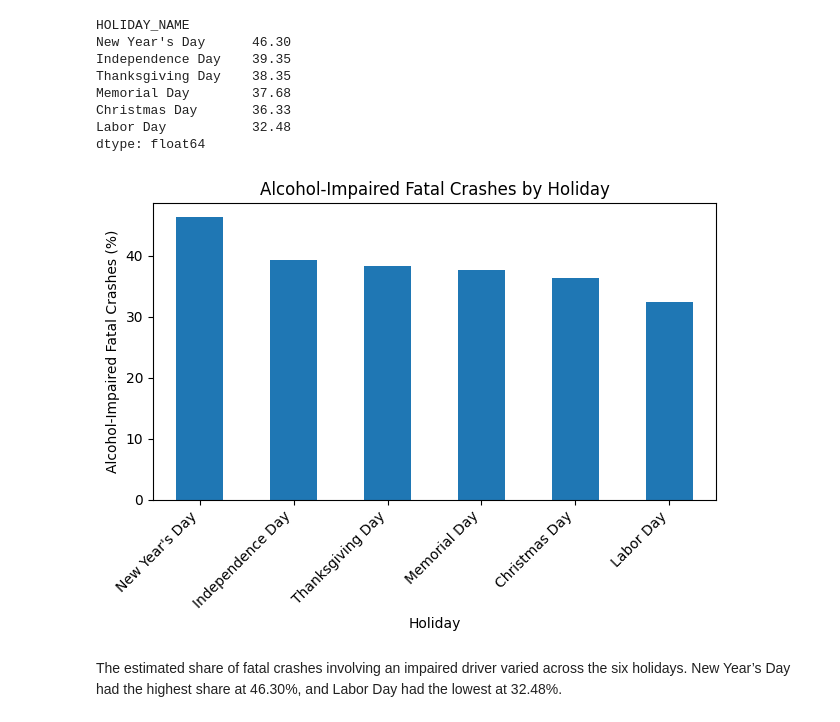
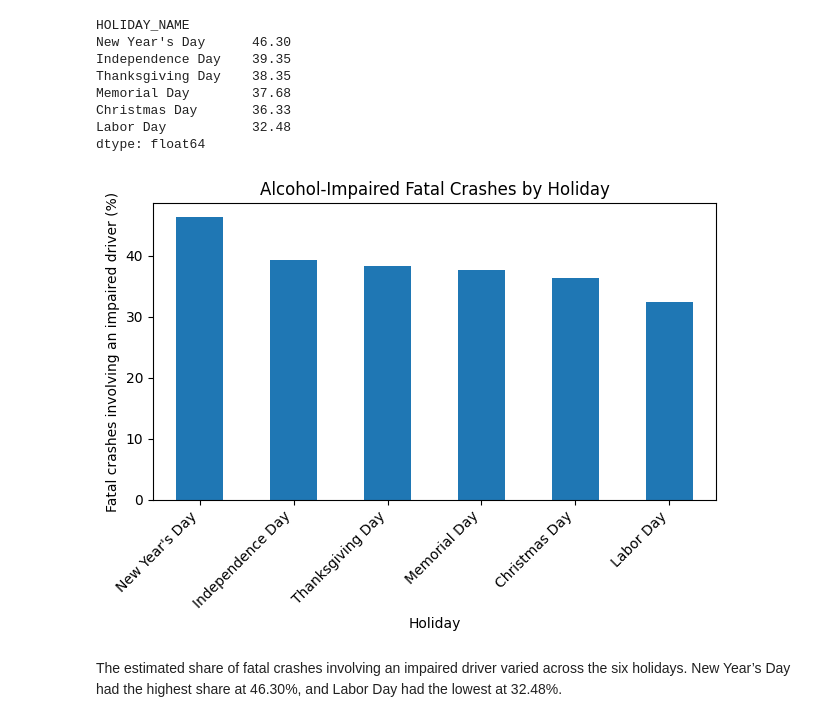
Before and after one commit to Prashriya/DS-325-Final-Project, a Jupyter notebook: FinalProject.ipynb, the cells around one changed output. Saved outputs shown, nothing was run; the diff lists cells and outputs as text; code cells hidden in the pictures.

```diff
--- a/FinalProject.ipynb
+++ b/FinalProject.ipynb
@@ -435,14 +435,14 @@ dtype: float64
 # %%
 rates_by_holiday.plot(kind="bar")
 
-plt.ylabel("Alcohol-Impaired Fatal Crashes (%)")
+plt.ylabel("Fatal crashes involving an impaired driver (%)")
 plt.xlabel("Holiday")
 plt.title("Alcohol-Impaired Fatal Crashes by Holiday")
 plt.xticks(rotation=45, ha="right")
 plt.tight_layout()
 plt.show()
 # %% [output]
-[figure, old version]
+[figure, new version]
 # %% [markdown]
 The estimated share of fatal crashes involving an impaired driver varied across the six holidays. New Year’s Day had the highest share at 46.30%, and Labor Day had the lowest at 32.48%.
 # %% [markdown]
```
Also changed, not shown: parts of 4 cells of this notebook.
